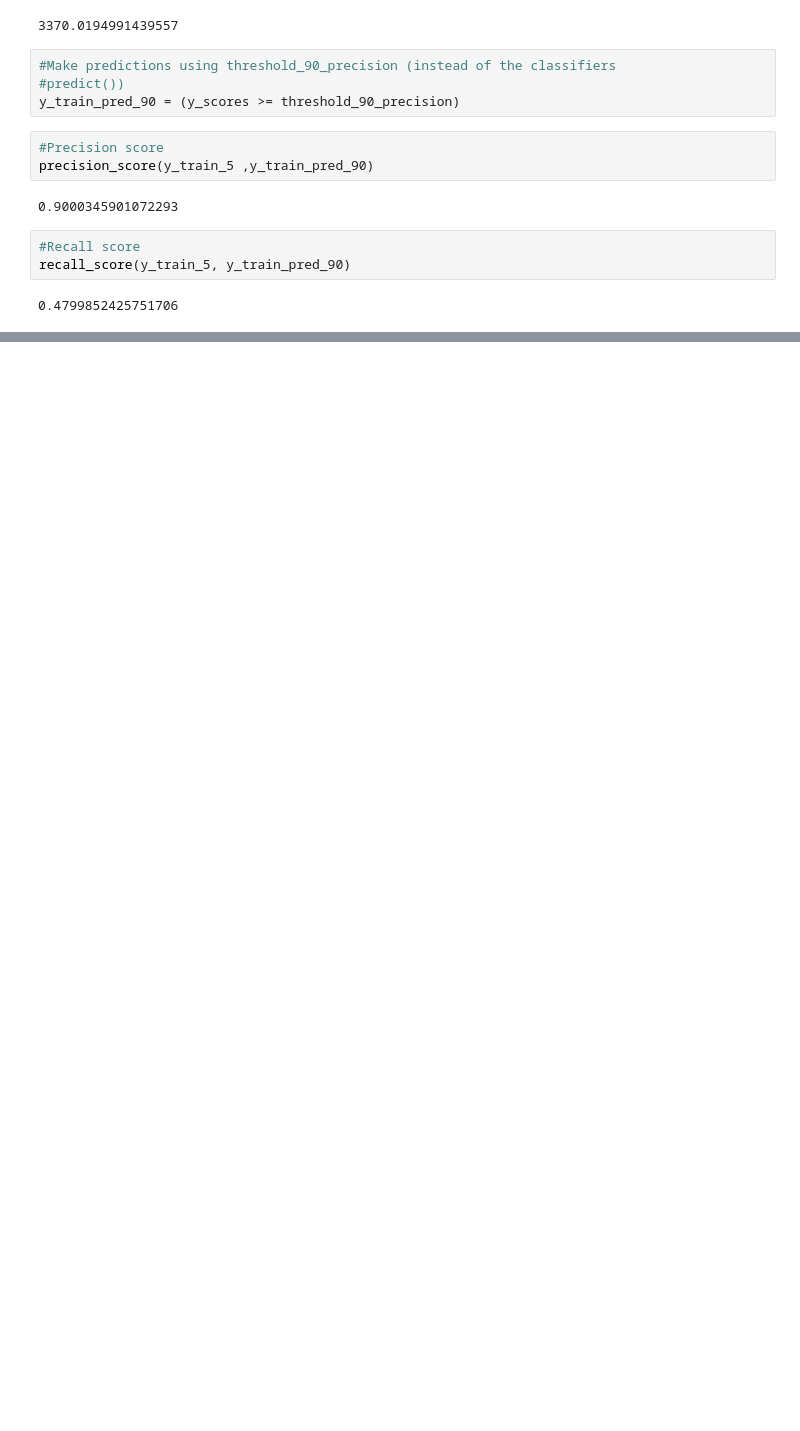
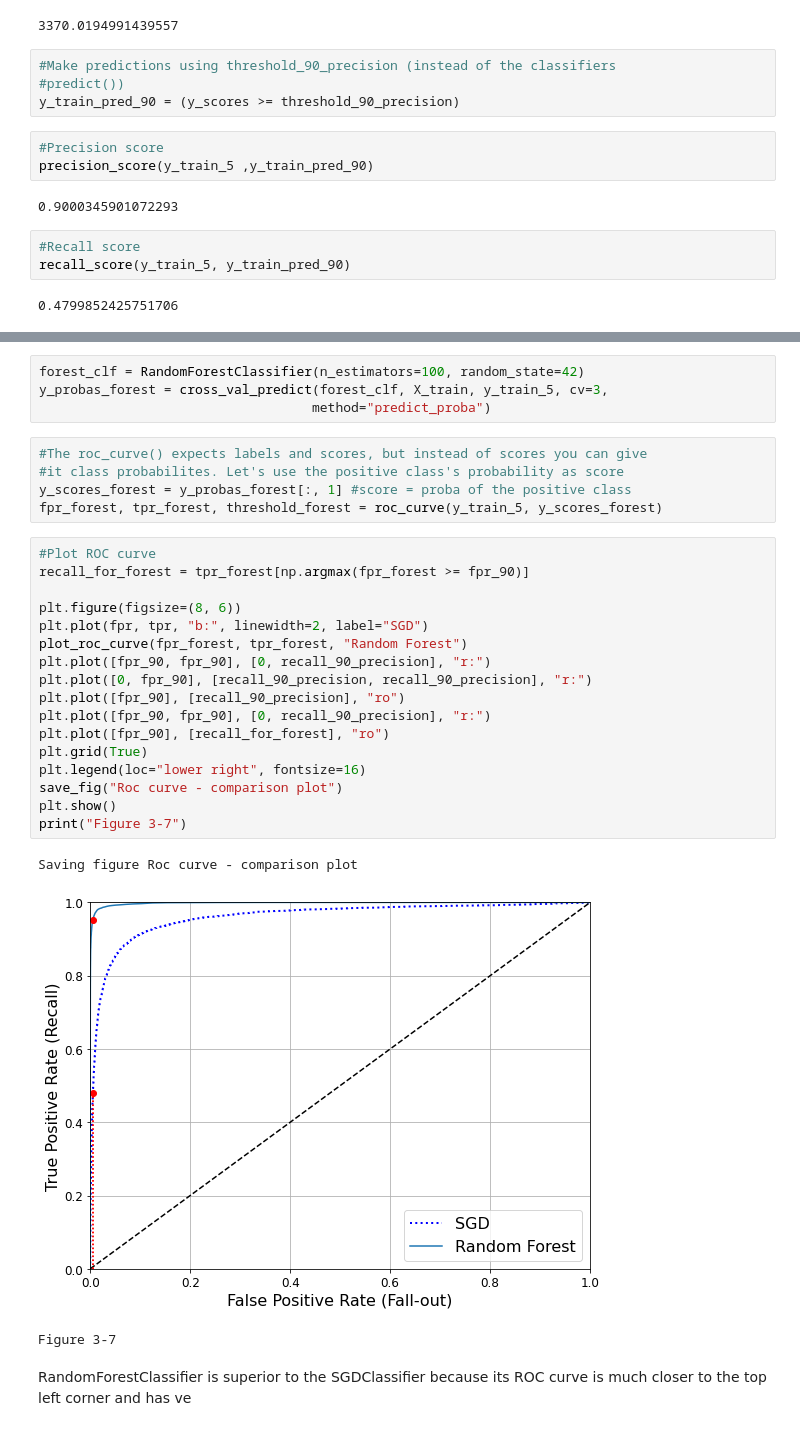
Before and after one commit to MarkJasonE/-HandsOnML-MNIST-Exercise, a Jupyter notebook: MNIST.ipynb, the cells around one changed output, grey strips where cells are left out. Saved outputs shown, nothing was run; the diff lists cells and outputs as text; blank space fills up the shorter version.

```diff
--- a/MNIST.ipynb
+++ b/MNIST.ipynb
@@ -370,0 +432,32 @@ We now have a 90% precision classifier, as long as we set the threshold high eno
+# %%
+forest_clf = RandomForestClassifier(n_estimators=100, random_state=42)
+y_probas_forest = cross_val_predict(forest_clf, X_train, y_train_5, cv=3,
+                                   method="predict_proba")
+# %%
+#The roc_curve() expects labels and scores, but instead of scores you can give
+#it class probabilites. Let's use the positive class's probability as score
+y_scores_forest = y_probas_forest[:, 1] #score = proba of the positive class
+fpr_forest, tpr_forest, threshold_forest = roc_curve(y_train_5, y_scores_forest)
+# %%
+#Plot ROC curve
+recall_for_forest = tpr_forest[np.argmax(fpr_forest >= fpr_90)]
+
+plt.figure(figsize=(8, 6))
+plt.plot(fpr, tpr, "b:", linewidth=2, label="SGD")
+plot_roc_curve(fpr_forest, tpr_forest, "Random Forest")
+plt.plot([fpr_90, fpr_90], [0, recall_90_precision], "r:")
+plt.plot([0, fpr_90], [recall_90_precision, recall_90_precision], "r:")
+plt.plot([fpr_90], [recall_90_precision], "ro")
+plt.plot([fpr_90, fpr_90], [0, recall_90_precision], "r:")
+plt.plot([fpr_90], [recall_for_forest], "ro")
+plt.grid(True)
+plt.legend(loc="lower right", fontsize=16)
+save_fig("Roc curve - comparison plot")
+plt.show()
+print("Figure 3-7")
+# %% [output]
+Saving figure Roc curve - comparison plot
+[figure, added]
+Figure 3-7
+# %% [markdown]
+RandomForestClassifier is superior to the SGDClassifier because its ROC curve is much closer to the top left corner and has ve
```
Also changed, not shown: parts of 13 cells of this notebook, 2 other files.
